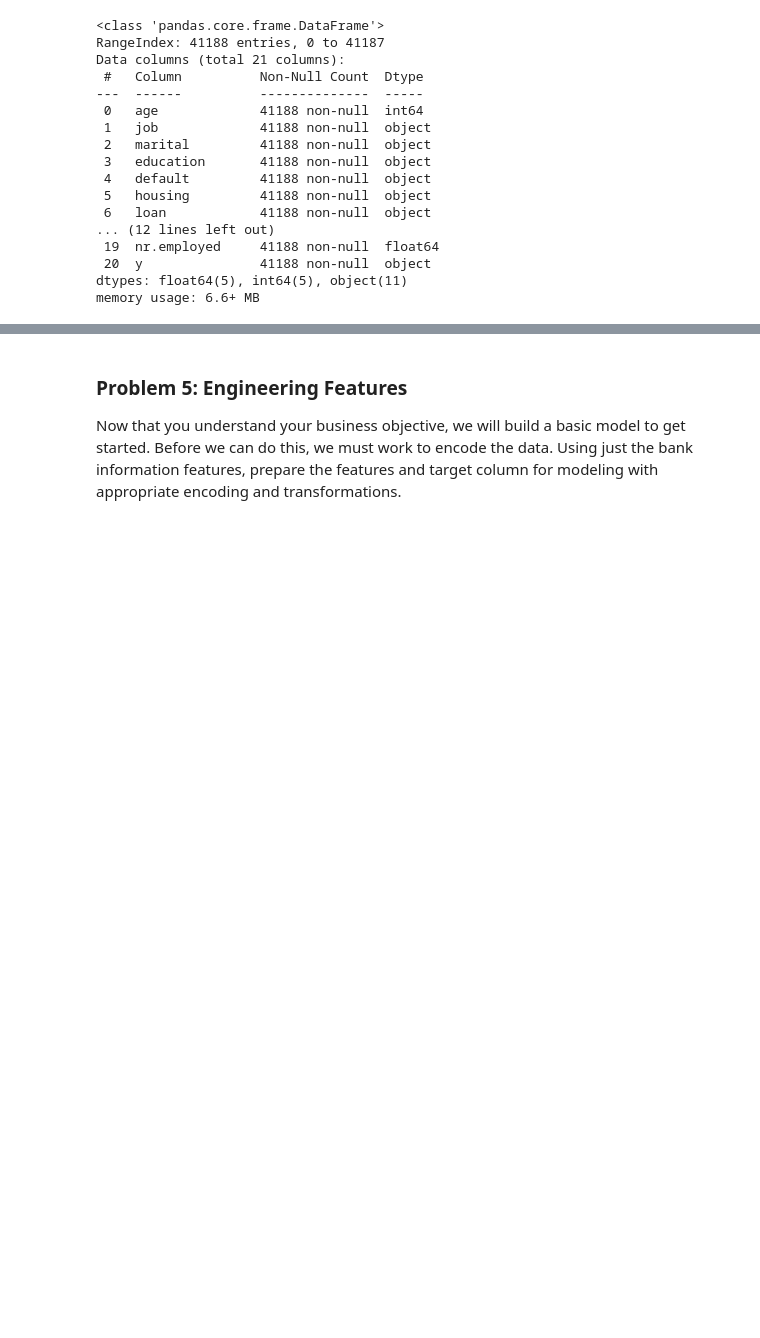
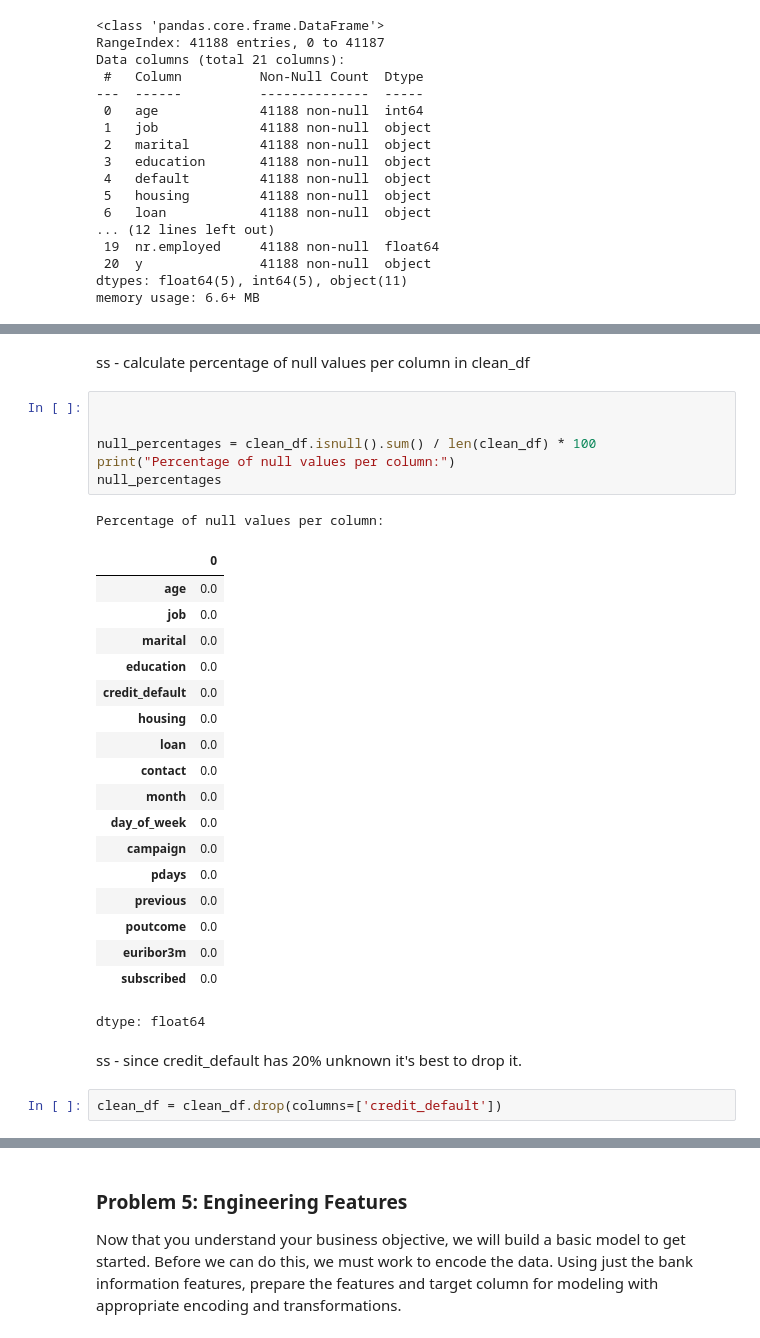
Before and after one commit to Ssahu620/ss-Assignment-17, a Jupyter notebook: ss_v1_17_Assignment.ipynb, the cells around one changed output, grey strips where cells are left out. Cells and saved outputs as stored; diff of their text form; blank space fills up the shorter version.

```diff
--- a/ss_v1_17_Assignment.ipynb
+++ b/ss_v1_17_Assignment.ipynb
@@ -93,0 +166,32 @@ memory usage: 6.6+ MB
+# %% [markdown]
+ss - calculate percentage of null values per column in clean_df
+# %%
+
+
+null_percentages = clean_df.isnull().sum() / len(clean_df) * 100
+print("Percentage of null values per column:")
+null_percentages
+# %% [output]
+Percentage of null values per column:
+|  | 0 |
+| age | 0.0 |
+| job | 0.0 |
+| marital | 0.0 |
+| education | 0.0 |
+| credit_default | 0.0 |
+| housing | 0.0 |
+| loan | 0.0 |
+| contact | 0.0 |
+| month | 0.0 |
+| day_of_week | 0.0 |
+| campaign | 0.0 |
+| pdays | 0.0 |
+| previous | 0.0 |
+| poutcome | 0.0 |
+| euribor3m | 0.0 |
+| subscribed | 0.0 |
+dtype: float64
+# %% [markdown]
+ss - since credit_default has 20% unknown it's best to drop it.
+# %%
+clean_df = clean_df.drop(columns=['credit_default'])
```
Also changed, not shown: parts of 26 cells of this notebook.
